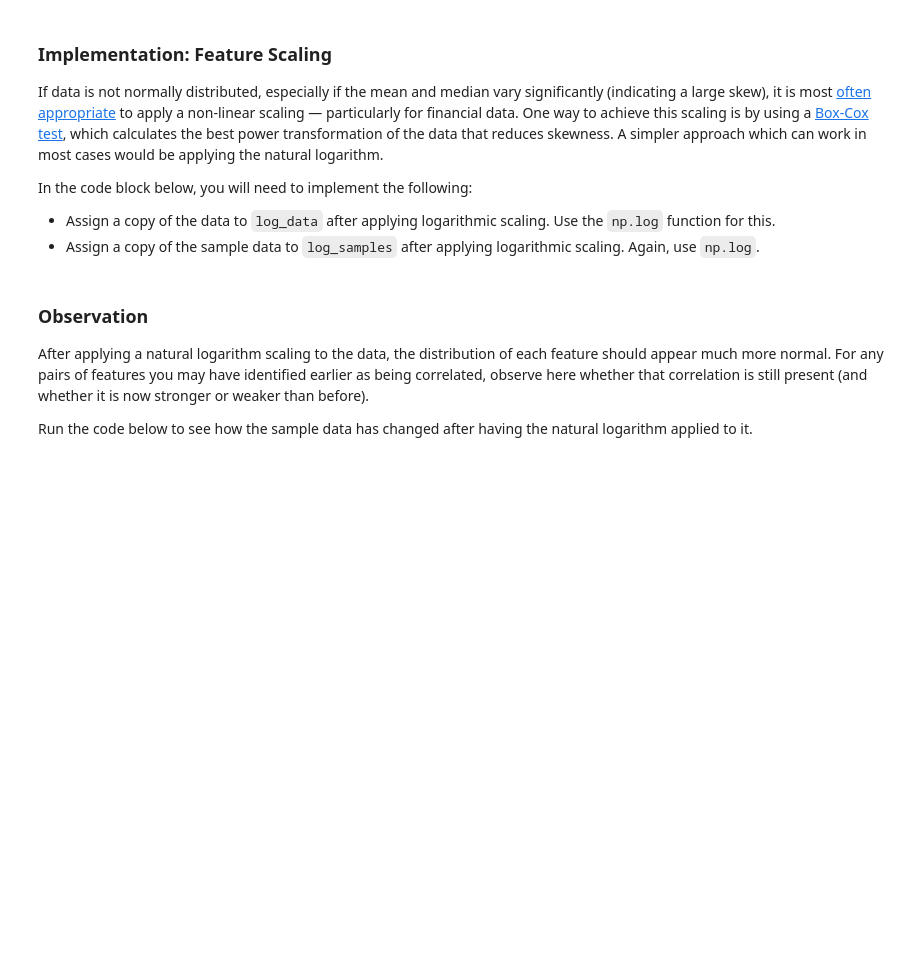
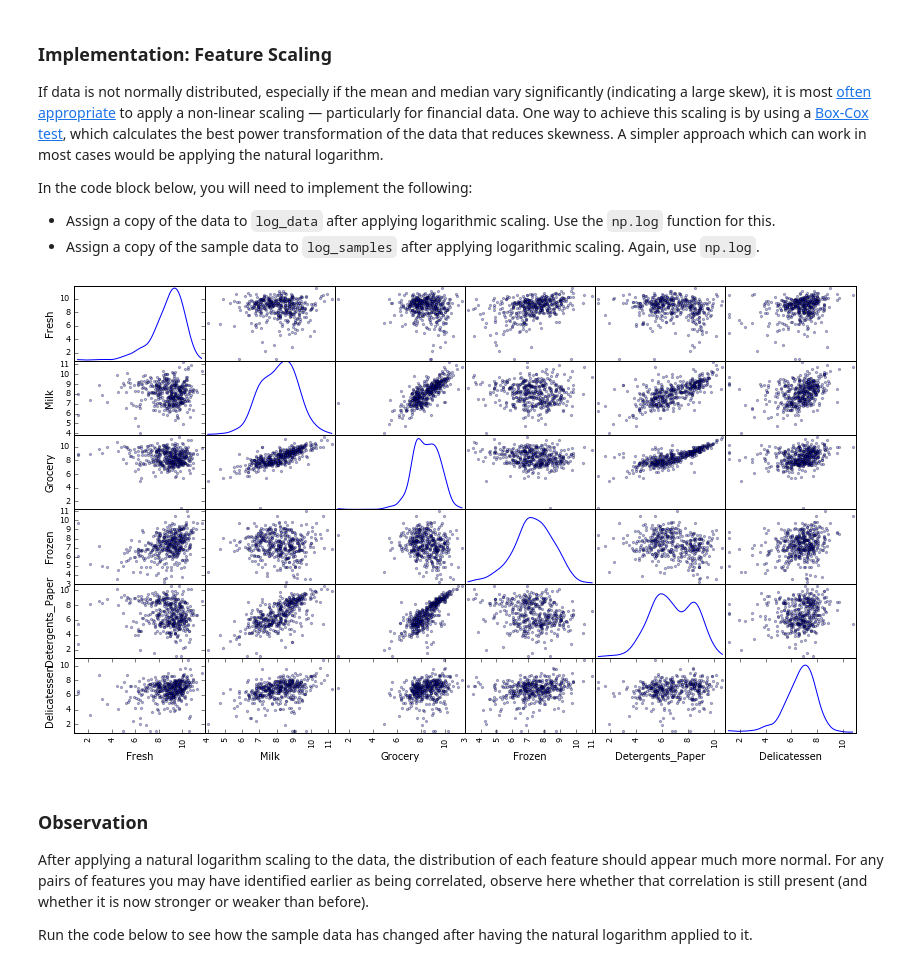
Before and after one commit to adammalpass/machine-learning, a Jupyter notebook: projects/customer_segments/customer_segments.ipynb, the cells around one changed output. Saved outputs shown, nothing was run; the diff lists cells and outputs as text; code cells hidden in the pictures; blank space fills up the shorter version.

```diff
--- a/projects/customer_segments/customer_segments.ipynb
+++ b/projects/customer_segments/customer_segments.ipynb
@@ -156,13 +162,15 @@ In the code block below, you will need to implement the following:
  - Assign a copy of the sample data to `log_samples` after applying logarithmic scaling. Again, use `np.log`.
 # %%
 # TODO: Scale the data using the natural logarithm
-log_data = None
+log_data = np.log(data)
 
 # TODO: Scale the sample data using the natural logarithm
-log_samples = None
+log_samples = np.log(samples)
 
 # Produce a scatter matrix for each pair of newly-transformed features
 pd.scatter_matrix(log_data, alpha = 0.3, figsize = (14,8), diagonal = 'kde');
+# %% [output]
+[figure, added]
 # %% [markdown]
 ### Observation
 After applying a natural logarithm scaling to the data, the distribution of each feature should appear much more normal. For any pairs of features you may have identified earlier as being correlated, observe here whether that correlation is still present (and whether it is now stronger or weaker than before).
```
Also changed, not shown: parts of 7 cells of this notebook.
